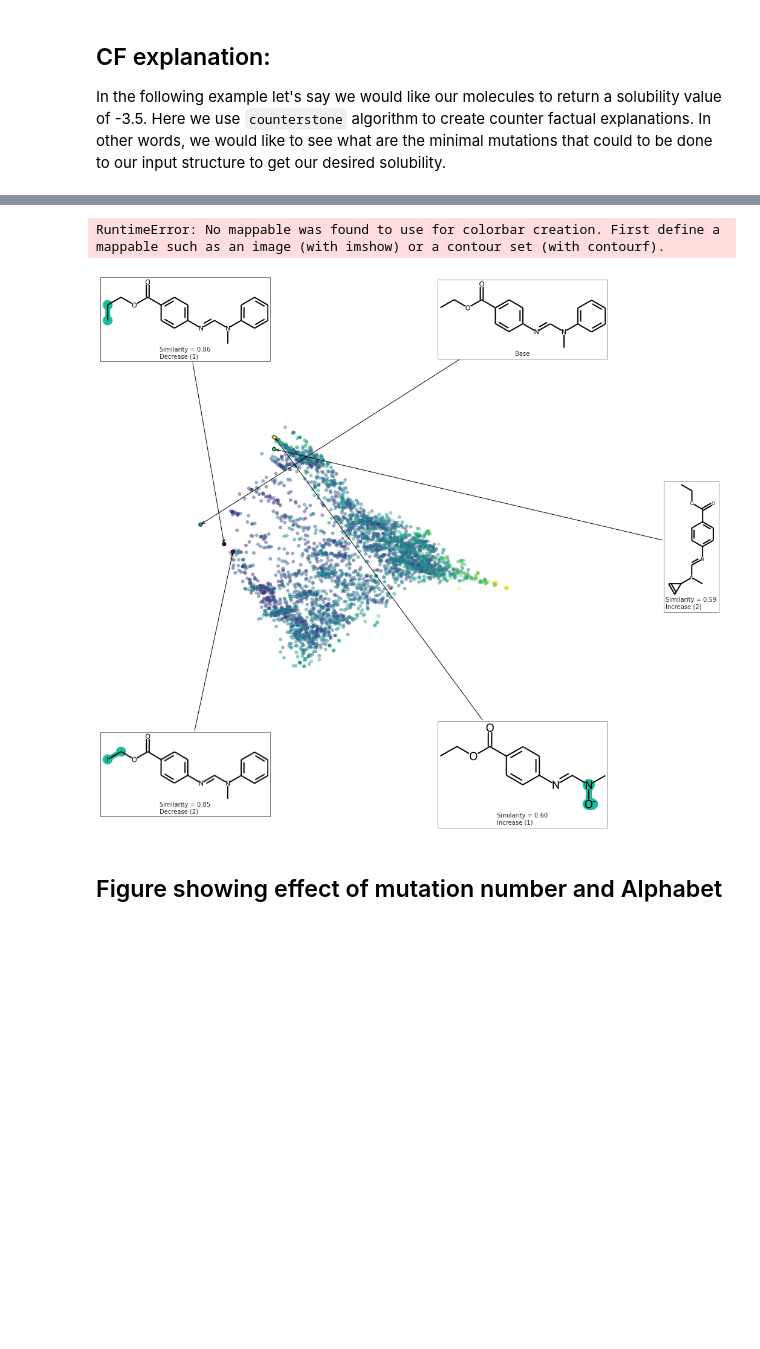
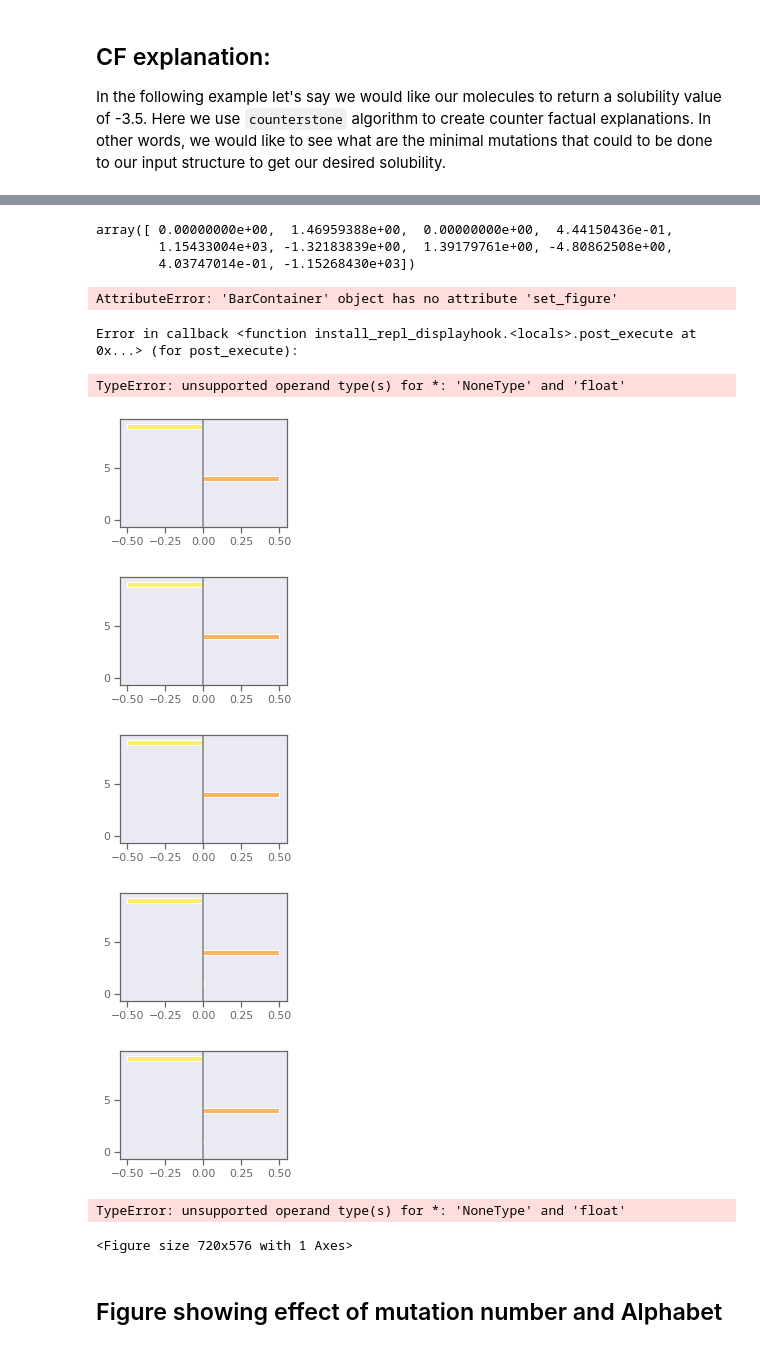
Before and after one commit to ur-whitelab/exmol, a Jupyter notebook: LIME/Solubility-RNN.ipynb, the cells around one changed output, grey strips where cells are left out. Cells and saved outputs as stored; diff of their text form; code cells hidden in the pictures; blank space fills up the shorter version.

Commit message:
Added plotting code but doesn't work yet

```diff
--- a/LIME/Solubility-RNN.ipynb
+++ b/LIME/Solubility-RNN.ipynb
@@ -263,16 +293,30 @@ plt.savefig('rnn-simple.png', dpi=180)
+# %%
+t_stats[0]
+# %% [output]
+array([ 0.00000000e+00,  1.46959388e+00,  0.00000000e+00,  4.44150436e-01,
+        1.15433004e+03, -1.32183839e+00,  1.39179761e+00, -4.80862508e+00,
+        4.03747014e-01, -1.15268430e+03])
 # %%
 fkw = {'figsize': (10,8)}
 font = {'family' : 'normal',
         'weight' : 'normal',
         'size'   : 22}
 
-exmol.plot_space(space, exps, figure_kwargs=fkw, mol_size=(300,200), offset=1)
+exmol.plot_space(space, exps, figure_kwargs=fkw, mol_size=(300,200), offset=1, plot_descriptors=True, beta=beta)
 plt.colorbar(location='left', label='Solubility [Log M]')
 plt.tight_layout()
 plt.savefig('rnn-space.png', bbox_inches='tight', dpi=180)
 # %% [output]
-RuntimeError: No mappable was found to use for colorbar creation. First define a mappable such as an image (with imshow) or a contour set (with contourf).
+AttributeError: 'BarContainer' object has no attribute 'set_figure'
+Error in callback <function install_repl_displayhook.<locals>.post_execute at 0x...> (for post_execute):
+TypeError: unsupported operand type(s) for *: 'NoneType' and 'float'
-[figure, old version]
+[figure, new version]
+[figure, added]
+[figure, added]
+[figure, added]
+[figure, added]
+TypeError: unsupported operand type(s) for *: 'NoneType' and 'float'
+<Figure size 720x576 with 1 Axes>
 # %%
 space = exmol.sample_space(soldata.SMILES[4], predictor_function, preset='wide')
 exps = exmol.rcf_explain(space, 0.5)
```
Also changed, not shown: parts of 13 cells of this notebook, 1 other file.
